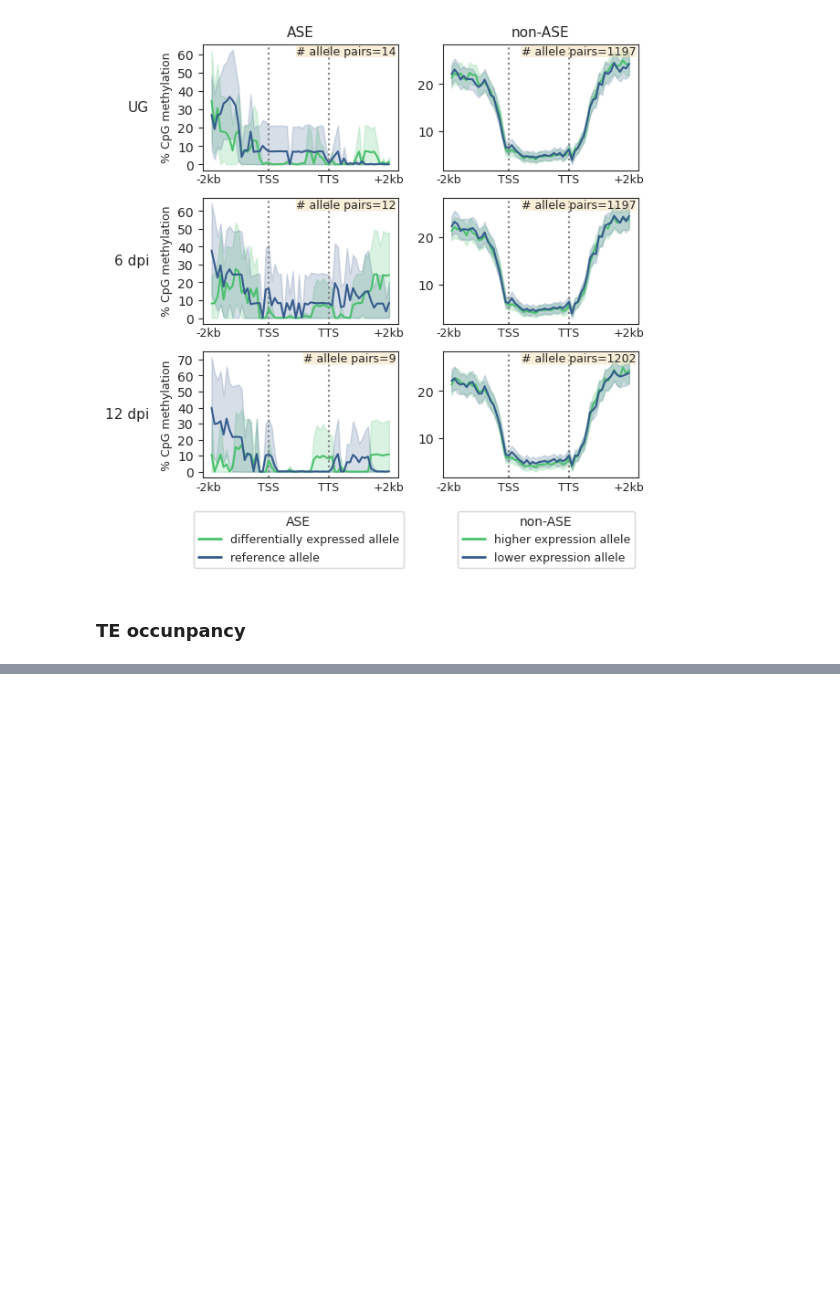
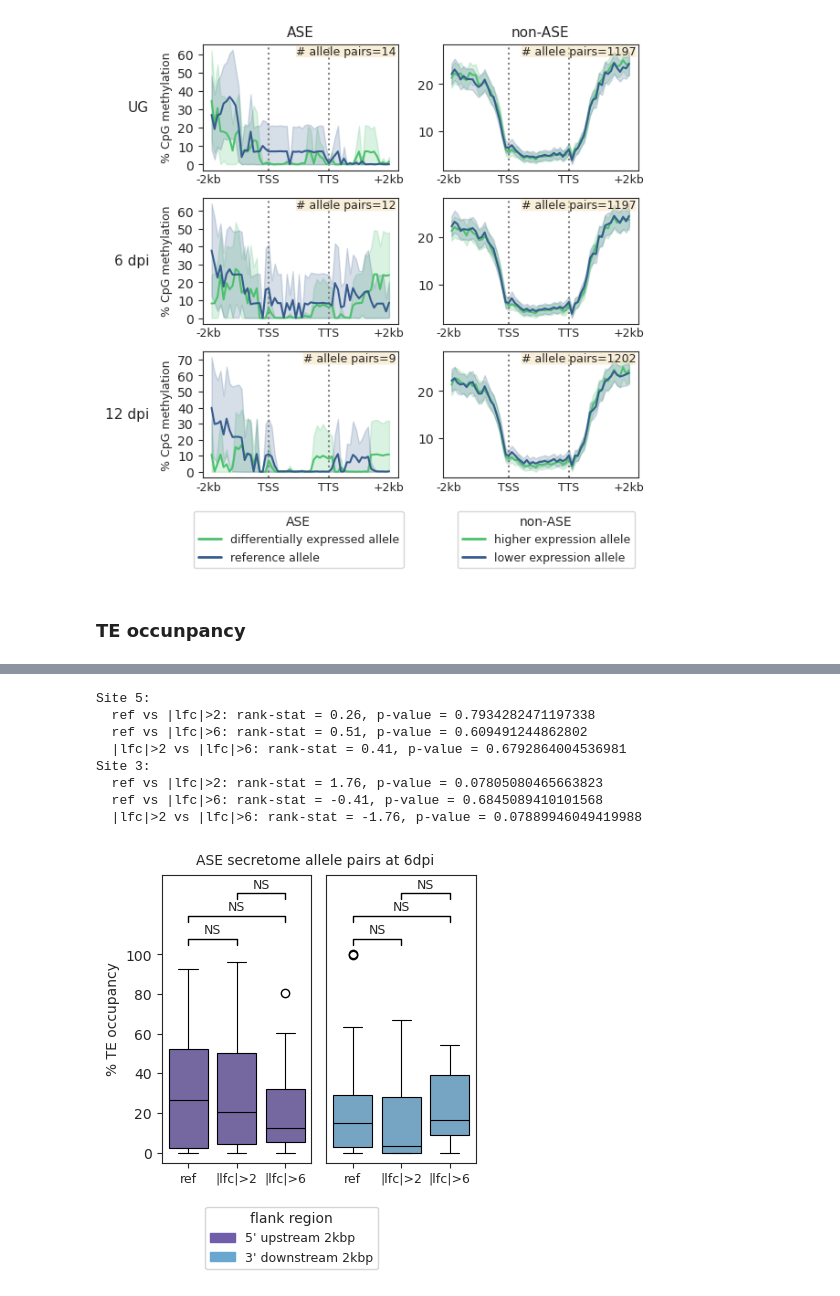
Before and after one commit to ritatam/Pst104EGenomeAnalysis, a Jupyter notebook: allele_specific_expression/ASE_analysis.ipynb, the cells around one changed output, grey strips where cells are left out. Saved outputs shown, nothing was run; the diff lists cells and outputs as text; code cells hidden in the pictures; blank space fills up the shorter version.

```diff
--- a/allele_specific_expression/ASE_analysis.ipynb
+++ b/allele_specific_expression/ASE_analysis.ipynb
@@ -949,0 +1027,14 @@ sns.boxplot(data=df,
+# %%
+TE_occup_seceff_ASE_dpi6= get_TE_occupancy("seceff_ASE_dpi6_alleles.5prime_2000bp.coords.bed", dpi6_ASE, \
+                 'TE_occupancy/seceff_ASE_dpi6_alleles.5prime_2000bp.TEoverlap.bed',\
+                 'TE_occupancy/seceff_ASE_dpi6_alleles.3prime_2000bp.TEoverlap.bed', "ASE secretome allele pairs at 6dpi")
+# %% [output]
+Site 5:
+  ref vs |lfc|>2: rank-stat = 0.26, p-value = 0.7934282471197338
+  ref vs |lfc|>6: rank-stat = 0.51, p-value = 0.609491244862802
+  |lfc|>2 vs |lfc|>6: rank-stat = 0.41, p-value = 0.6792864004536981
+Site 3:
+  ref vs |lfc|>2: rank-stat = 1.76, p-value = 0.07805080465663823
+  ref vs |lfc|>6: rank-stat = -0.41, p-value = 0.6845089410101568
+  |lfc|>2 vs |lfc|>6: rank-stat = -1.76, p-value = 0.07889946049419988
+[figure, added]
```
Also changed, not shown: parts of 16 cells of this notebook.
